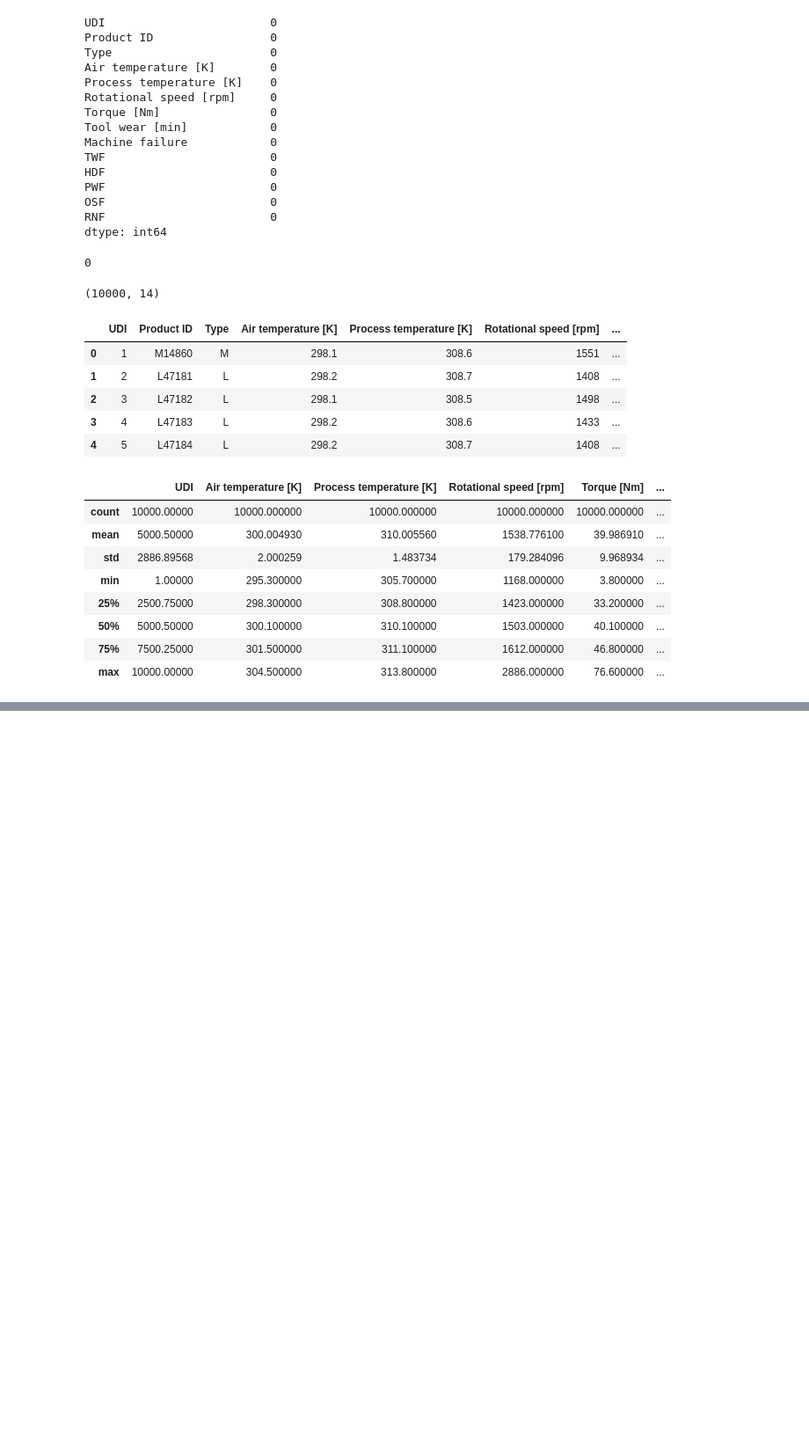
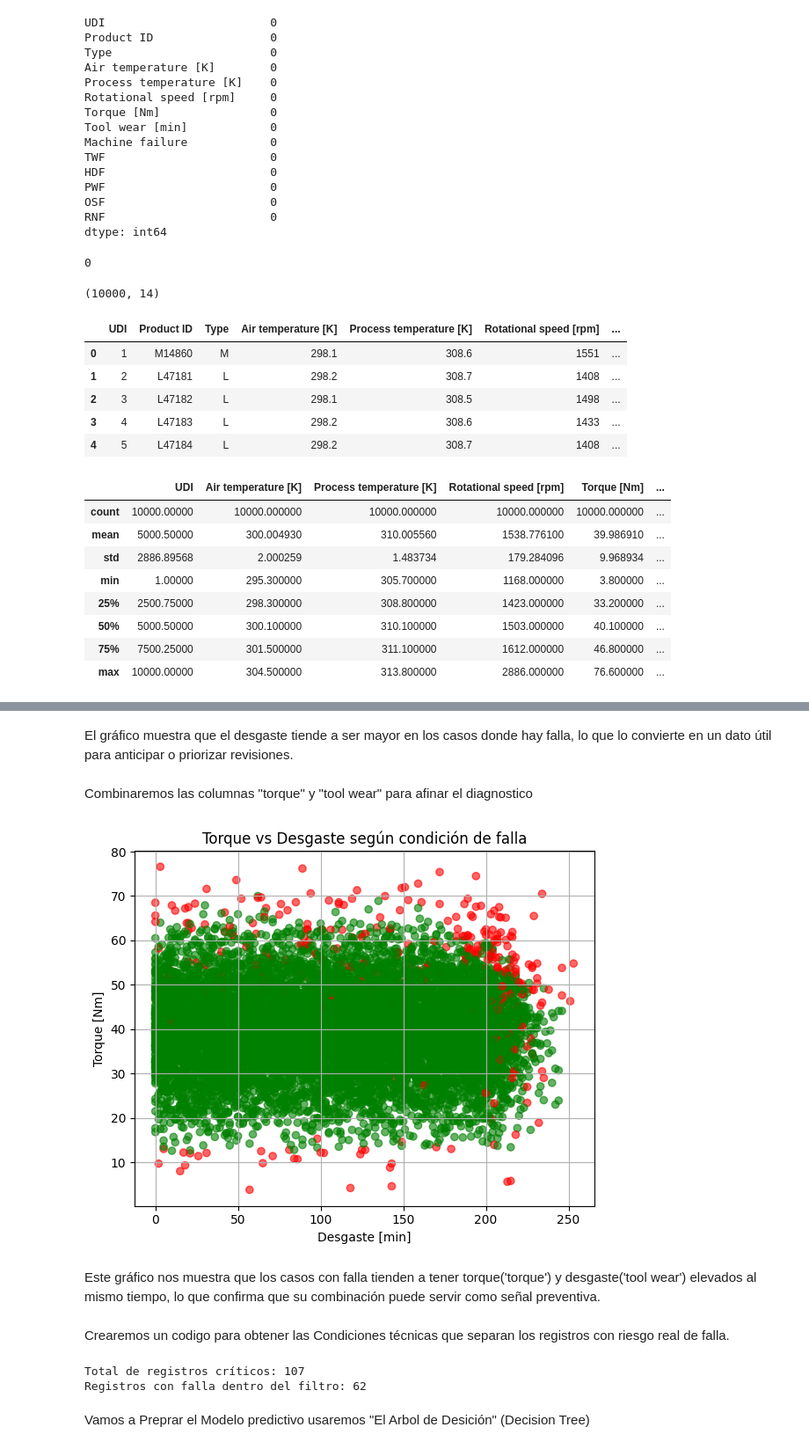
Before and after one commit to Rom5262/Predictivo, a Jupyter notebook: predictivo.ipynb, the cells around one changed output, grey strips where cells are left out. Shown at 88% size. Drawn from its saved outputs; the diff is of its cells as text; code cells hidden in the pictures; blank space fills up the shorter version.

```diff
--- a/predictivo.ipynb
+++ b/predictivo.ipynb
@@ -87,0 +174,35 @@ predic.describe()
+# %% [markdown]
+El gráfico muestra que el desgaste tiende a ser mayor en los casos donde hay falla, lo que lo convierte en un dato útil para anticipar o priorizar revisiones.
+# %% [markdown]
+Combinaremos las columnas "torque" y  "tool wear"   para afinar el diagnostico
+# %%
+plt.figure(figsize=(6, 5))
+colors = df['machine failure'].map({0: 'green', 1: 'red'})
+
+plt.scatter(df['tool wear [min]'], df['torque [nm]'], c=colors, alpha=0.6)
+plt.xlabel('Desgaste [min]')
+plt.ylabel('Torque [Nm]')
+plt.title('Torque vs Desgaste según condición de falla')
+plt.grid(True)
+plt.tight_layout()
+plt.show()
+# %% [output]
+[figure, added]
+# %% [markdown]
+Este gráfico nos  muestra que los casos con falla tienden a tener torque('torque') y desgaste('tool wear') elevados al mismo tiempo, lo que confirma que su combinación puede servir como señal preventiva.
+# %% [markdown]
+ Crearemos un codigo para obtener las Condiciones técnicas que separan los registros con riesgo real de falla.
+# %%
+criticidad = df[
+    (df['torque [nm]'] > 50) &
+    (df['tool wear [min]'] > 200)]
+
+punto_critico = criticidad[criticidad['machine failure'] == 1]
+
+print("Total de registros críticos:", len(criticidad))
+print("Registros con falla dentro del filtro:", len(punto_critico))
+# %% [output]
+Total de registros críticos: 107
+Registros con falla dentro del filtro: 62
+# %% [markdown]
+Vamos a Preprar el Modelo predictivo usaremos "El Arbol de Desición" (Decision Tree)
```
Also changed, not shown: parts of 35 cells of this notebook, 1 other file.
